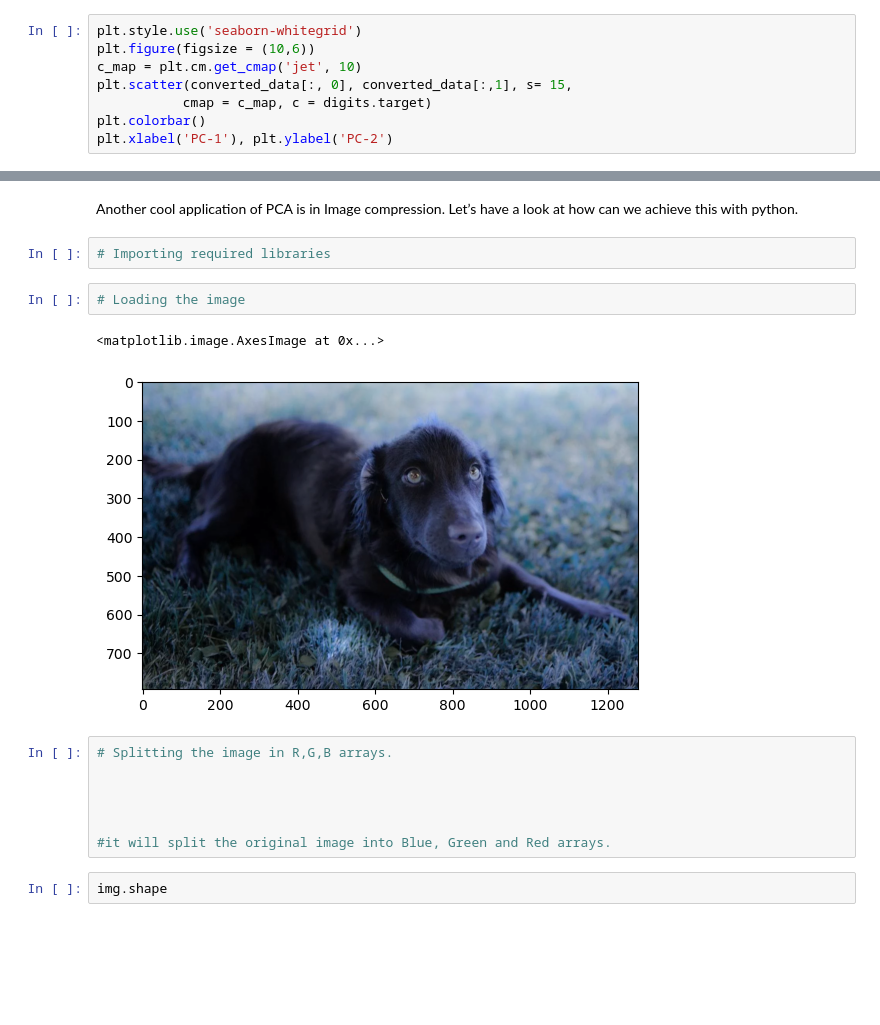
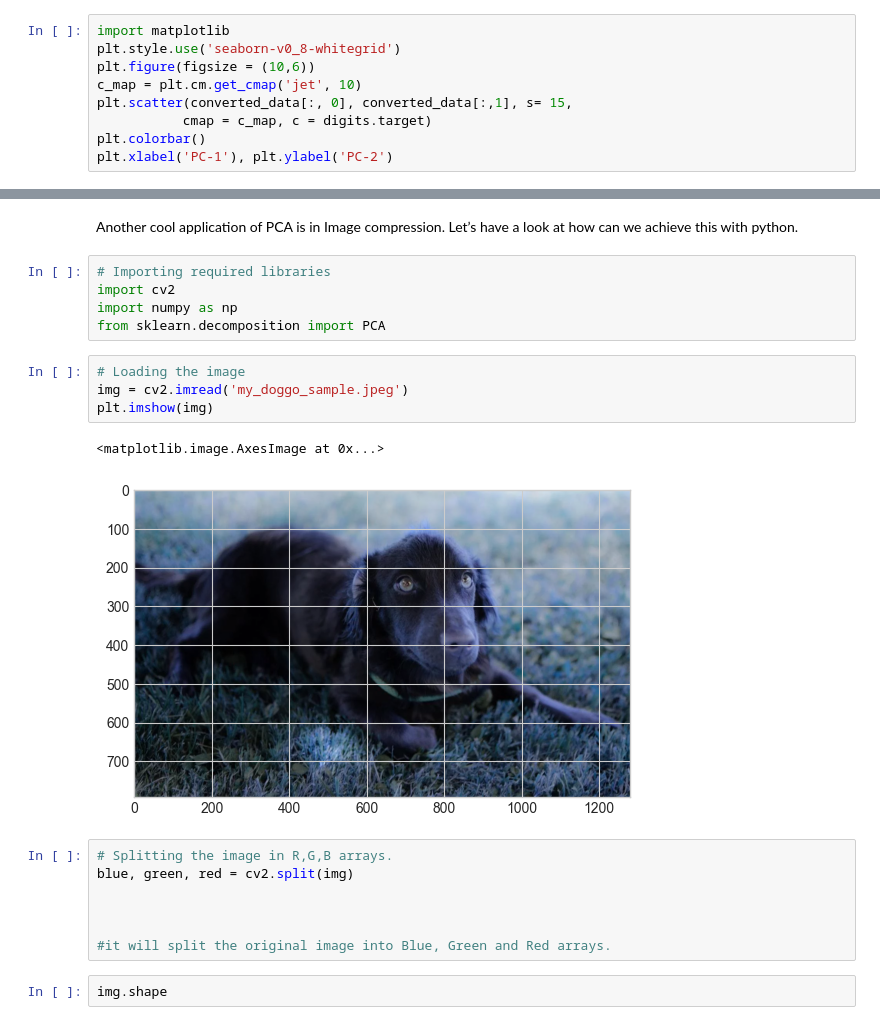
Before and after one commit to lhernandezc96/ds-nov23-thebridge, a Jupyter notebook: 3_Machine_learning/3.3_No_supervisado/1- PCA/2_PCA_Compress_image - Clase.ipynb, the cells around one changed output, grey strips where cells are left out. Drawn from its saved outputs; the diff is of its cells as text; blank space fills up the shorter version.

```diff
--- a/3_Machine_learning/3.3_No_supervisado/1- PCA/2_PCA_Compress_image - Clase.ipynb
+++ b/3_Machine_learning/3.3_No_supervisado/1- PCA/2_PCA_Compress_image - Clase.ipynb
@@ -36,7 +42,8 @@ Now, using PCA, let’s reduce the image dimensions from 64 to just 2 so that we
 # %% [markdown]
 We can also pass a float value less than 1 instead of an integer number. i.e. PCA(0.90) this means the algorithm will find the principal components which explain 90% of the variance in data.
 # %%
-plt.style.use('seaborn-whitegrid')
+import matplotlib
+plt.style.use('seaborn-v0_8-whitegrid')
 plt.figure(figsize = (10,6))
 c_map = plt.cm.get_cmap('jet', 10)
 plt.scatter(converted_data[:, 0], converted_data[:,1], s= 15,
@@ -48,16 +55,21 @@ plt.xlabel('PC-1'), plt.ylabel('PC-2')
 [figure]
 # %% [markdown]
 Another cool application of PCA is in Image compression. Let’s have a look at how can we achieve this with python.
-# %%
-# Importing required libraries
+# %%
+# Importing required libraries
+import cv2
+import numpy as np
+from sklearn.decomposition import PCA
 # %%
 # Loading the image
+img = cv2.imread('my_doggo_sample.jpeg')
+plt.imshow(img)
 # %% [output]
 <matplotlib.image.AxesImage at 0x...>
-[figure, old version]
+[figure, new version]
 # %%
 # Splitting the image in R,G,B arrays.
-
+blue, green, red = cv2.split(img)
 
 
 
```
Also changed, not shown: parts of 11 cells of this notebook, 18 other files.
